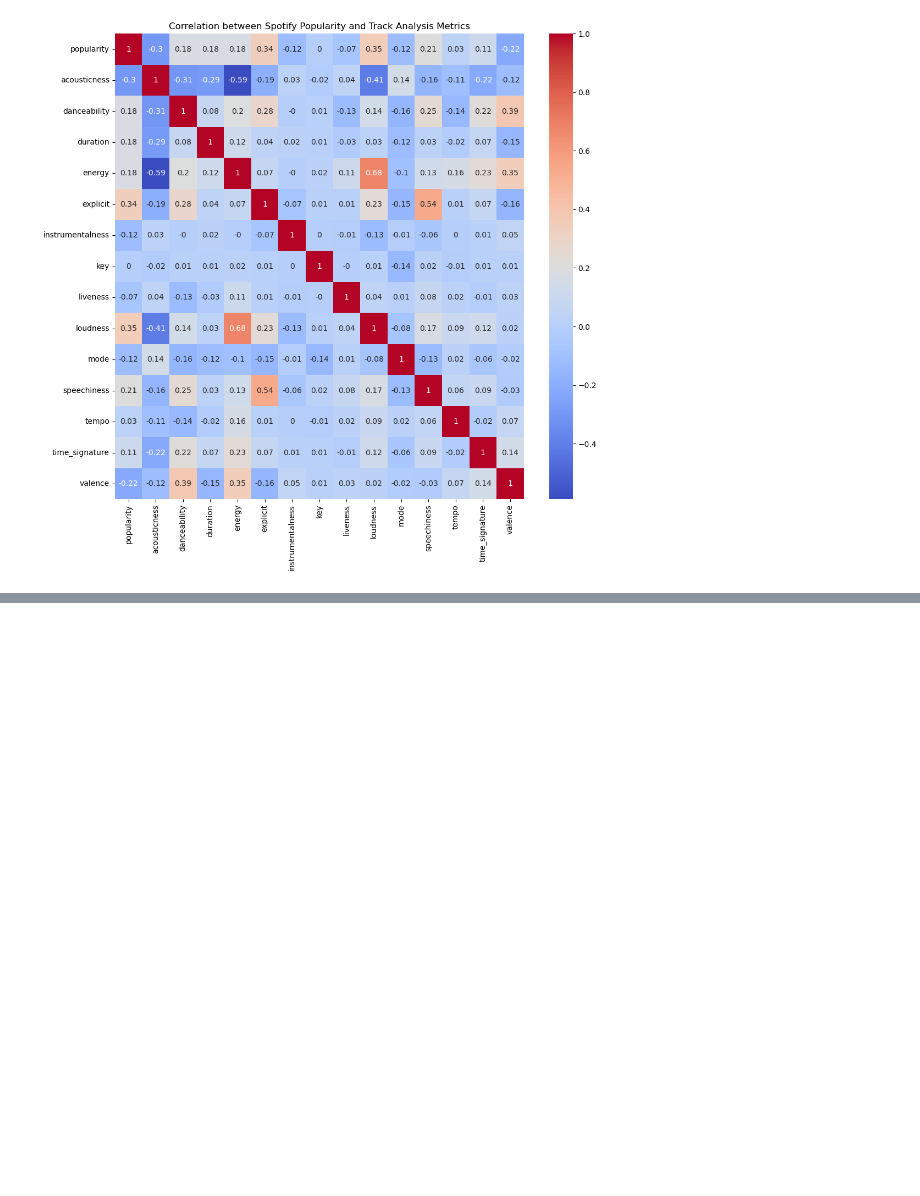
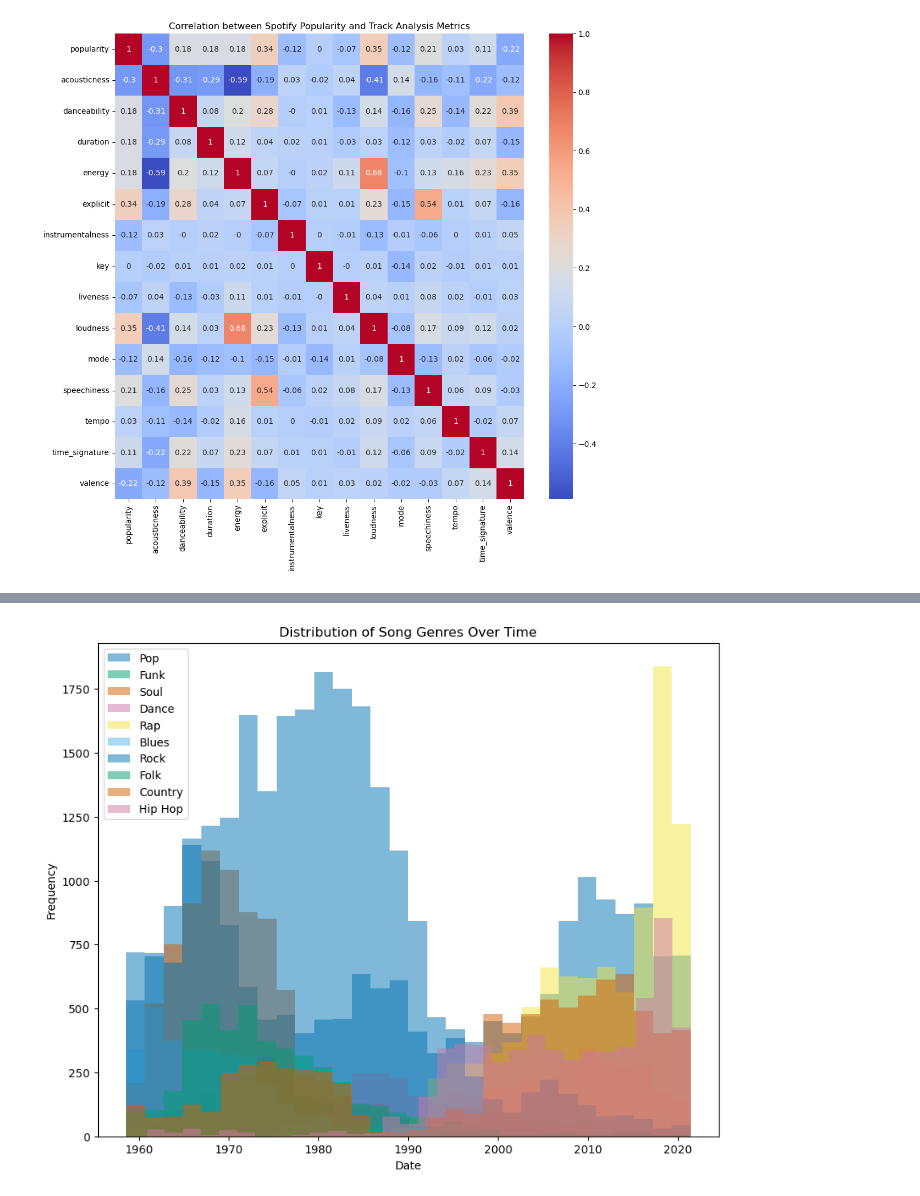
Before and after one commit to dliang5299/Spotify-Analysis, a Jupyter notebook: Wes_EDA.ipynb, the cells around one changed output, grey strips where cells are left out. Cells and saved outputs as stored; diff of their text form; code cells hidden in the pictures; blank space fills up the shorter version.

```diff
--- a/Wes_EDA.ipynb
+++ b/Wes_EDA.ipynb
@@ -170,0 +158,6 @@ ValueError: malformed node or string: nan
+# %%
+#use explode function to get one row per genre per song
+
+af_genre = af.explode('spotify_genre')
+
+af_genre.shape
@@ -170,0 +202,2 @@ ValueError: malformed node or string: nan
+# %%
+af_genre['genre'] = af_genre['spotify_genre'].apply(categorize_genre)
@@ -170,0 +213,8 @@ ValueError: malformed node or string: nan
+# %%
+#remove all songs that didn't fit in to the ten major genre categories
+
+print(af_genre.shape)
+
+af_genre = af_genre.dropna(subset=['genre'])
+
+print(af_genre.shape)
@@ -170,0 +244,25 @@ ValueError: malformed node or string: nan
+# %%
+#prep for histogram
+
+af_genre['week_id'] = pd.to_datetime(af_genre['week_id'])
+# %%
+plt.style.use("seaborn-colorblind")
+
+plt.figure(figsize = (10,8))
+
+genres = af_genre['genre'].unique()
+
+for genre in genres:
+    subset = af_genre[af_genre['genre'] == genre]
+
+    plt.hist(subset['week_id'],bins=30,alpha=0.5,label=genre)
+
+plt.xlabel('Date')
+plt.ylabel('Frequency')
+plt.title('Distribution of Song Genres Over Time')
+plt.legend()
+
+# Show the plot
+plt.show()
+# %% [output]
+[figure, added]
```
Also changed, not shown: parts of 17 cells of this notebook.
